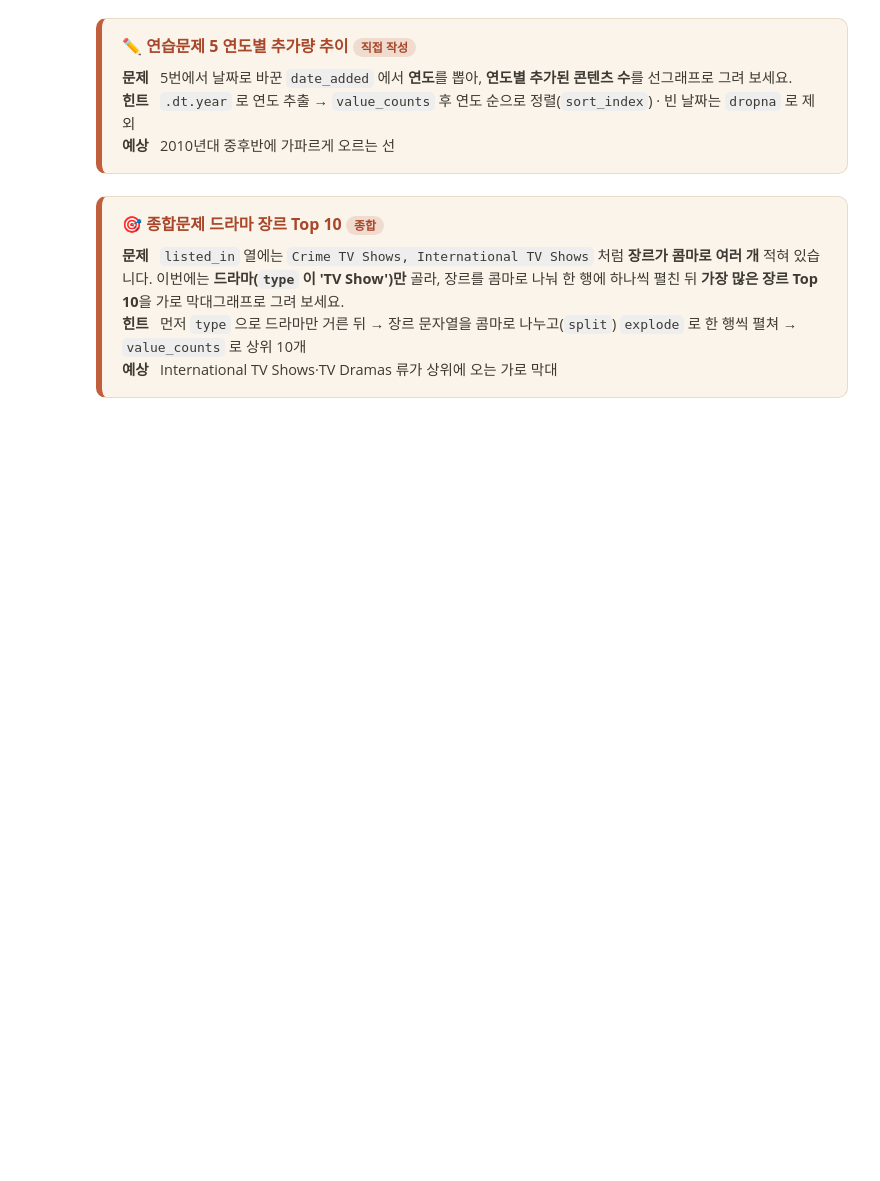
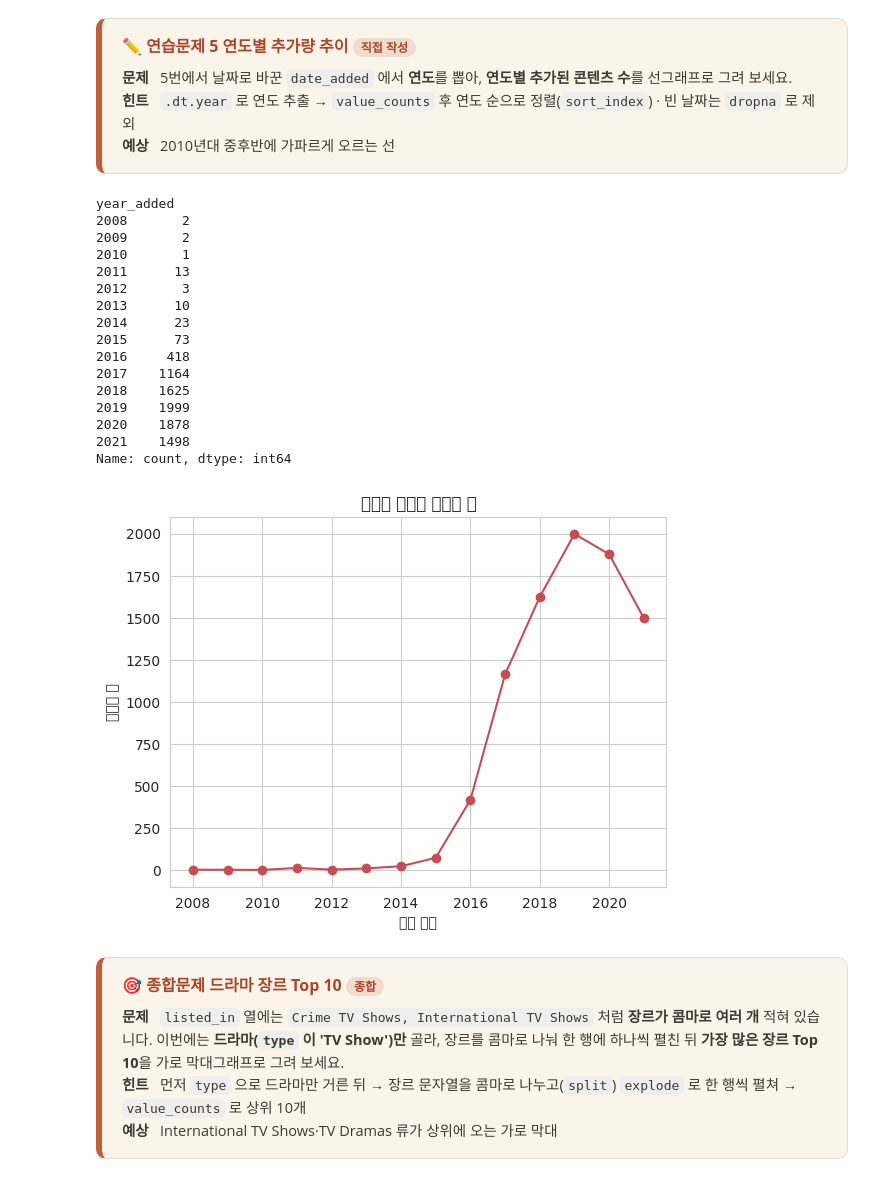
Before and after one commit to mspar0624/numpy, a Jupyter notebook: session-4-data-analysis/s4-02-Netflix데이터분석-실습.ipynb, the cells around one changed output. Drawn from its saved outputs; the diff is of its cells as text; code cells hidden in the pictures; blank space fills up the shorter version.

```diff
--- a/session-4-data-analysis/s4-02-Netflix데이터분석-실습.ipynb
+++ b/session-4-data-analysis/s4-02-Netflix데이터분석-실습.ipynb
@@ -421,12 +614,30 @@ country_runtime.head(10)
 # %%
 # ✏️ 직접 작성 — date_added 의 연도별 추가 콘텐츠 수를 선그래프로
 dated = df.dropna(subset=['date_added']).copy()   # 빈 날짜 제외 (제공)
-dated['year_added'] = ____     # ← date_added 에서 연도만 추출
-added_per_year = ____          # ← 연도별 개수를 세고 연도 순으로 정렬
+dated['year_added'] = dated['date_added'].dt.year     # ← date_added 에서 연도만 추출
+added_per_year = dated['year_added'].value_counts().sort_index()          # ← 연도별 개수를 세고 연도 순으로 정렬
 print(added_per_year)
 
-added_per_year.plot(kind='____', marker='o', color='#C44E52')   # ← 선그래프 종류
+added_per_year.plot(kind='line', marker='o', color='#C44E52')   # ← 선그래프 종류
 plt.title('연도별 추가된 콘텐츠 수'); plt.xlabel('추가 연도'); plt.ylabel('콘텐츠 수'); plt.show()
+# %% [output]
+year_added
+2008       2
+2009       2
+2010       1
+2011      13
+2012       3
+2013      10
+2014      23
+2015      73
+2016     418
+2017    1164
+2018    1625
+2019    1999
+2020    1878
+2021    1498
+Name: count, dtype: int64
+[figure, added]
 # %% [markdown]
 <div style="border:1px solid #E7DCC6;border-left:6px solid #C15F3C;border-radius:10px;background:#FBF4EA;padding:16px 20px;margin:12px 0;">
 <div style="font-size:16px;font-weight:700;color:#A8472A;margin-bottom:8px;">🎯 종합문제 드라마 장르 Top 10 <span style="font-size:12px;color:#A8472A;background:#F0DCCF;padding:1px 8px;border-radius:10px;margin-left:6px;">종합</span></div>
```
Also changed, not shown: parts of 25 cells of this notebook.
